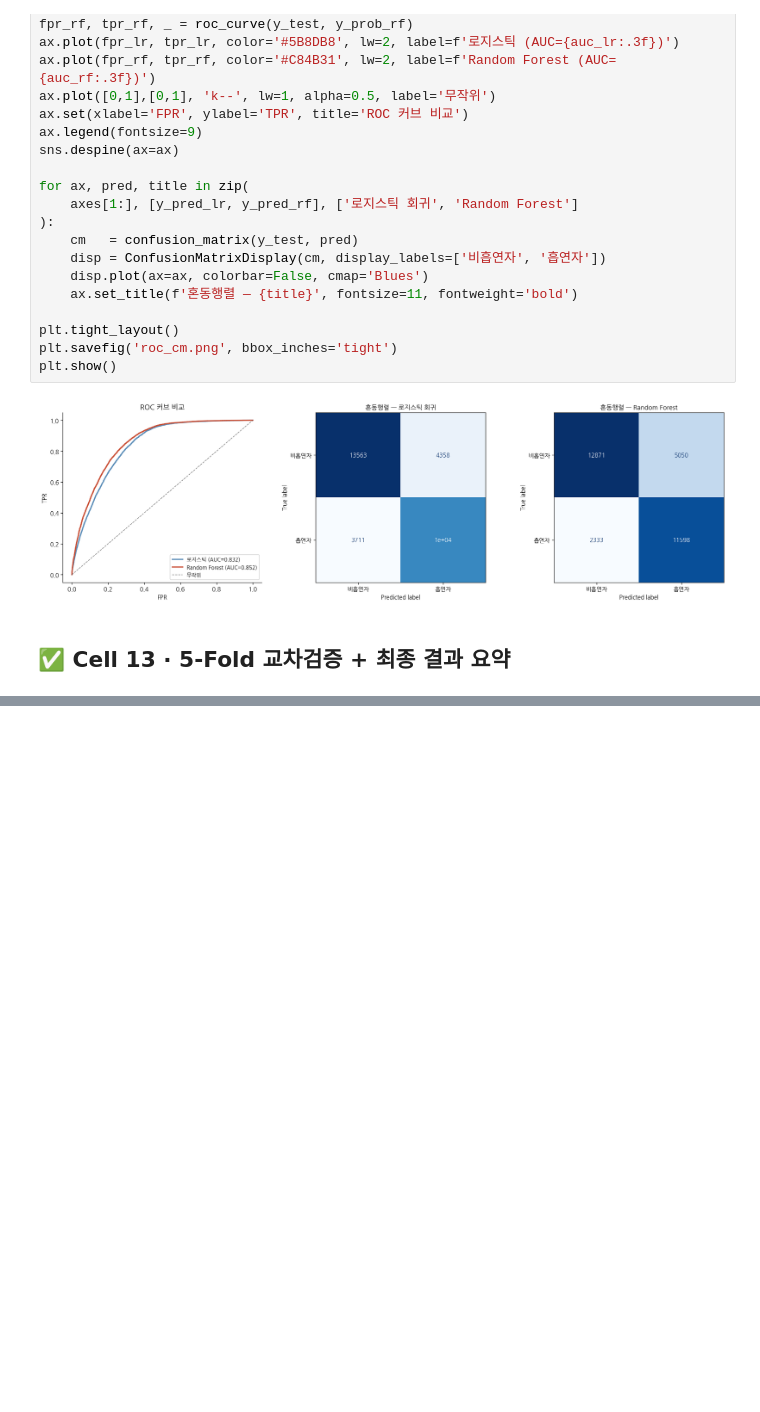
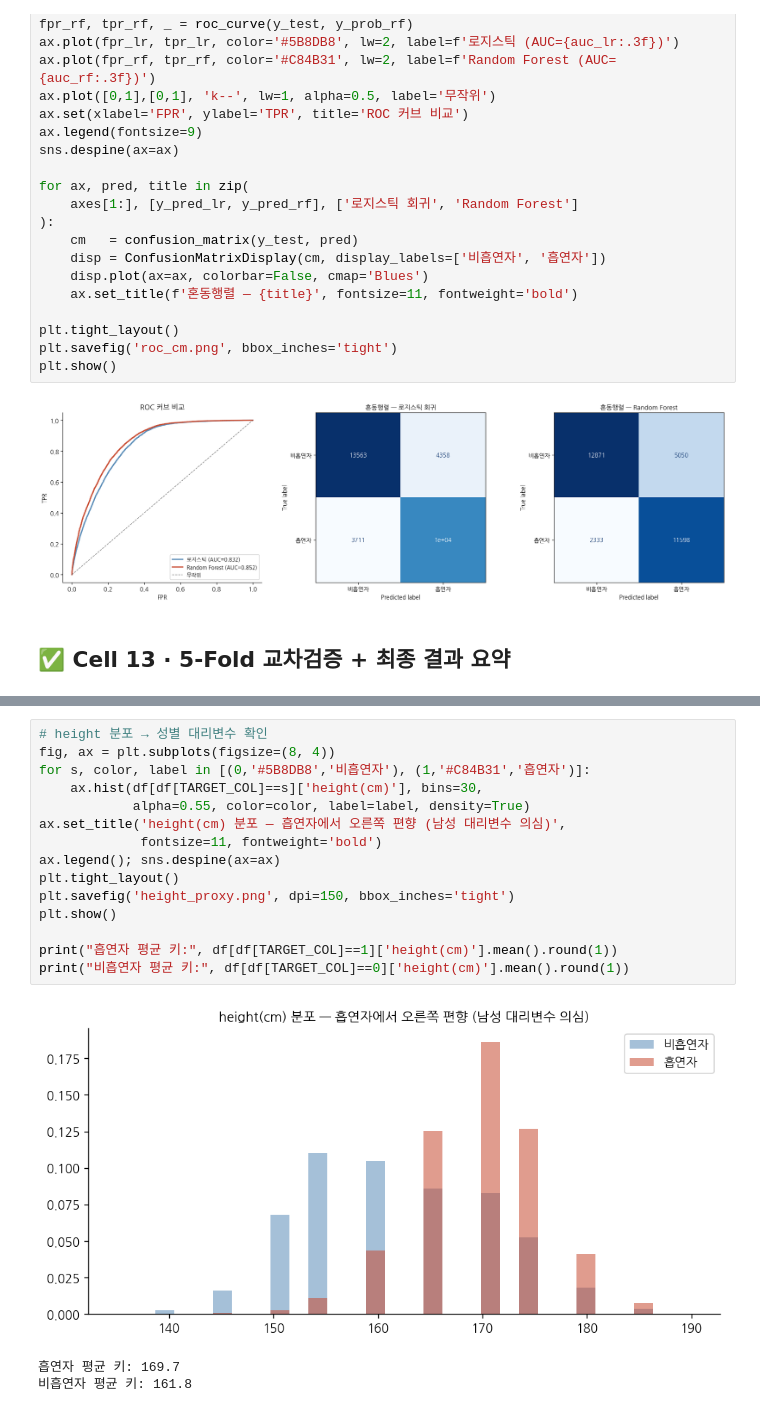
Before and after one commit to runmc3812/Healthcare_Informatics_Integration-2026-, a Jupyter notebook: 4조/smoker_biosignal_analysis.ipynb, the cells around one changed output, grey strips where cells are left out. Drawn from its saved outputs; the diff is of its cells as text; blank space fills up the shorter version.

```diff
--- a/4조/smoker_biosignal_analysis.ipynb
+++ b/4조/smoker_biosignal_analysis.ipynb
@@ -459,0 +535,19 @@ print("\n생성된 그래프:",
+# %%
+# height 분포 → 성별 대리변수 확인
+fig, ax = plt.subplots(figsize=(8, 4))
+for s, color, label in [(0,'#5B8DB8','비흡연자'), (1,'#C84B31','흡연자')]:
+    ax.hist(df[df[TARGET_COL]==s]['height(cm)'], bins=30,
+            alpha=0.55, color=color, label=label, density=True)
+ax.set_title('height(cm) 분포 — 흡연자에서 오른쪽 편향 (남성 대리변수 의심)',
+             fontsize=11, fontweight='bold')
+ax.legend(); sns.despine(ax=ax)
+plt.tight_layout()
+plt.savefig('height_proxy.png', dpi=150, bbox_inches='tight')
+plt.show()
+
+print("흡연자 평균 키:", df[df[TARGET_COL]==1]['height(cm)'].mean().round(1))
+print("비흡연자 평균 키:", df[df[TARGET_COL]==0]['height(cm)'].mean().round(1))
+# %% [output]
+[figure, added]
+흡연자 평균 키: 169.7
+비흡연자 평균 키: 161.8
```
Also changed, not shown: parts of 7 cells of this notebook.
